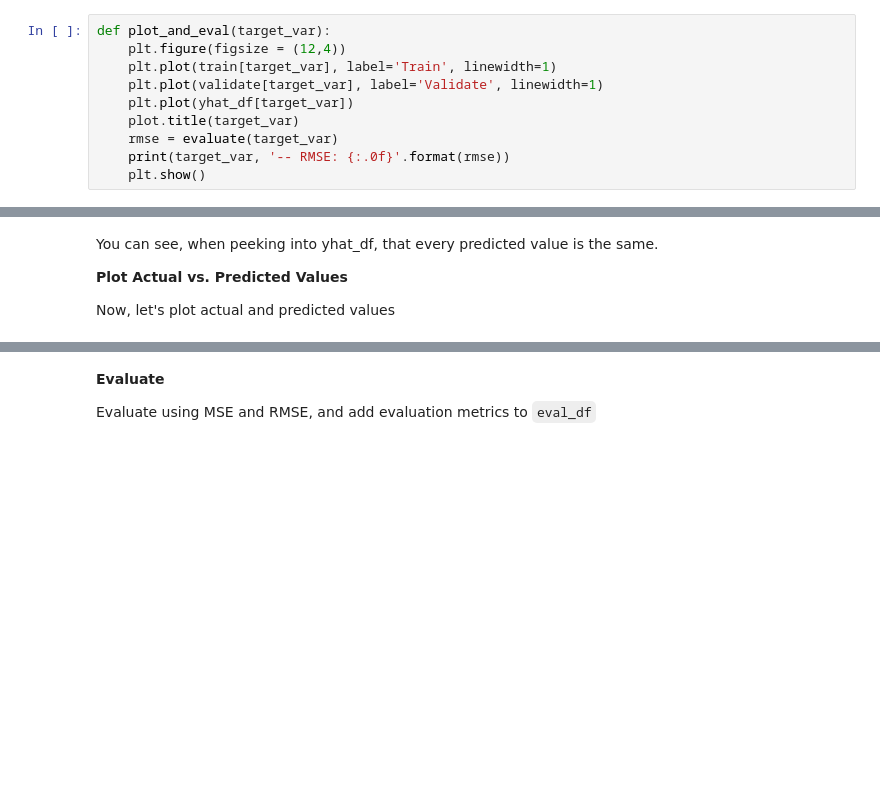
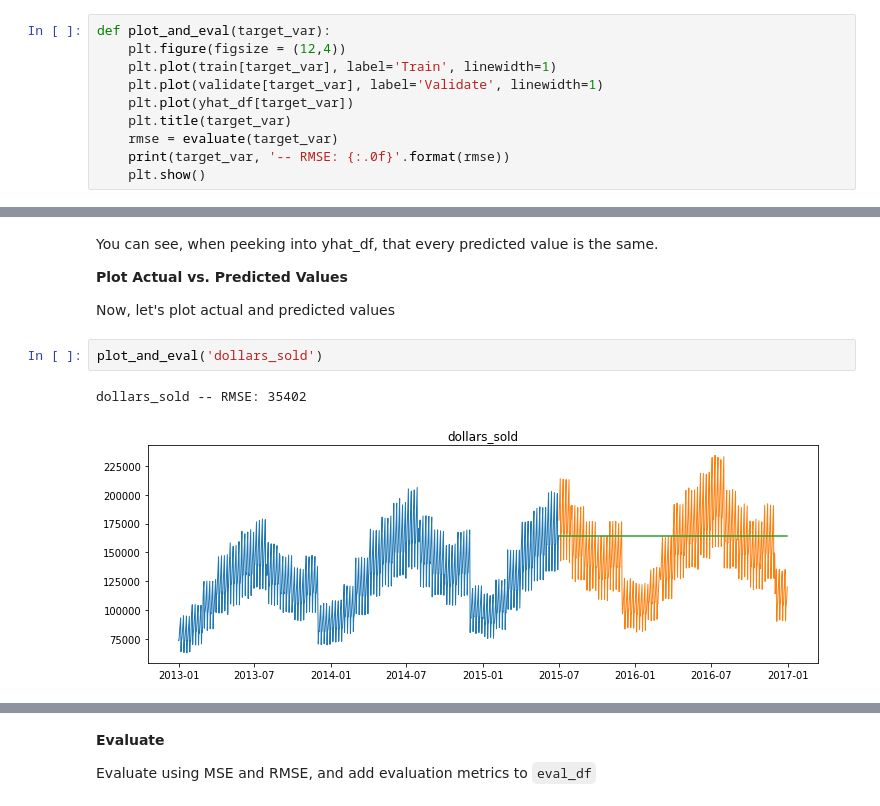
Before and after one commit to CodeupClassroom/darden-time-series-exercises, a Jupyter notebook: modeling.ipynb, the cells around one changed output, grey strips where cells are left out. Cells and saved outputs as stored; diff of their text form; blank space fills up the shorter version.

```diff
--- a/modeling.ipynb
+++ b/modeling.ipynb
@@ -203,7 +203,7 @@ def plot_and_eval(target_var):
     plt.plot(train[target_var], label='Train', linewidth=1)
     plt.plot(validate[target_var], label='Validate', linewidth=1)
     plt.plot(yhat_df[target_var])
-    plot.title(target_var)
+    plt.title(target_var)
     rmse = evaluate(target_var)
     print(target_var, '-- RMSE: {:.0f}'.format(rmse))
     plt.show()
@@ -232,3 +278,8 @@ You can see, when peeking into yhat_df, that every predicted value is the same.
 **Plot Actual vs. Predicted Values**
 
 Now, let's plot actual and predicted values
+# %%
+plot_and_eval('dollars_sold')
+# %% [output]
+dollars_sold -- RMSE: 35402
+[figure, added]
```
Also changed, not shown: parts of 31 cells of this notebook.
